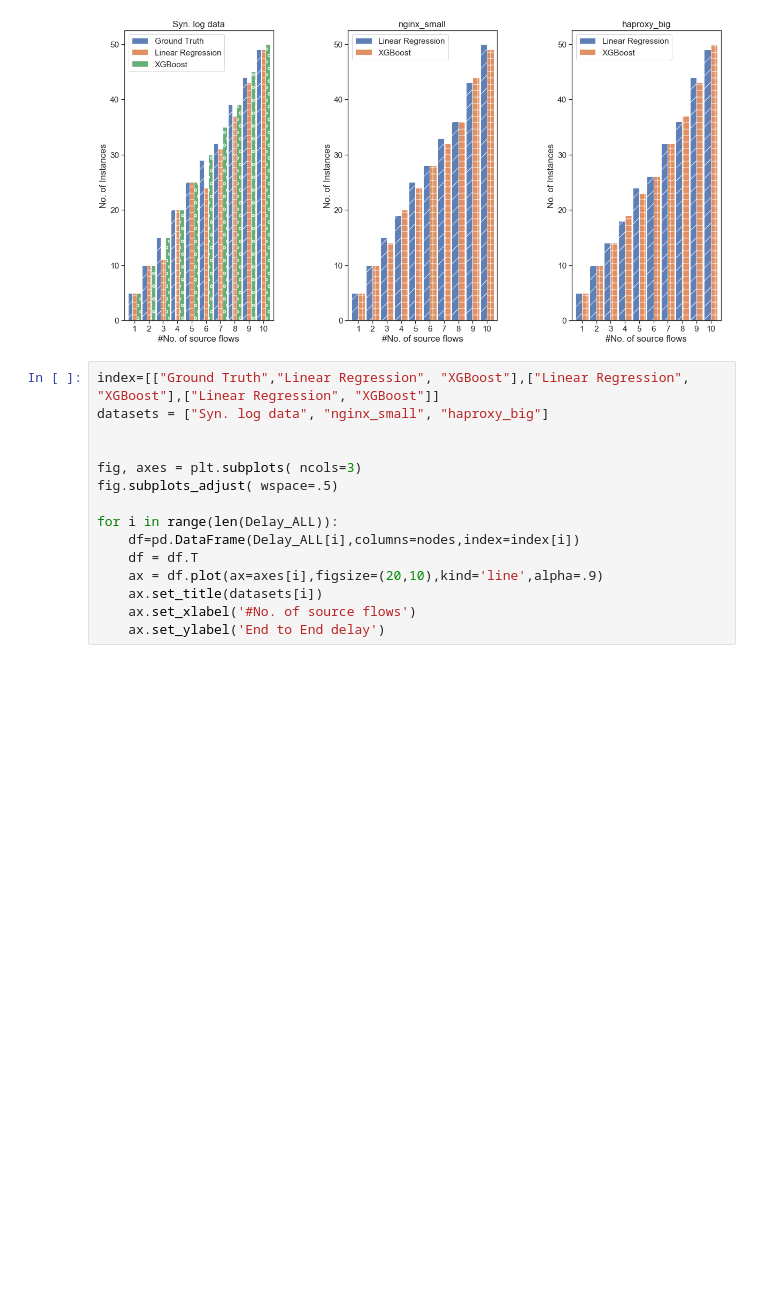
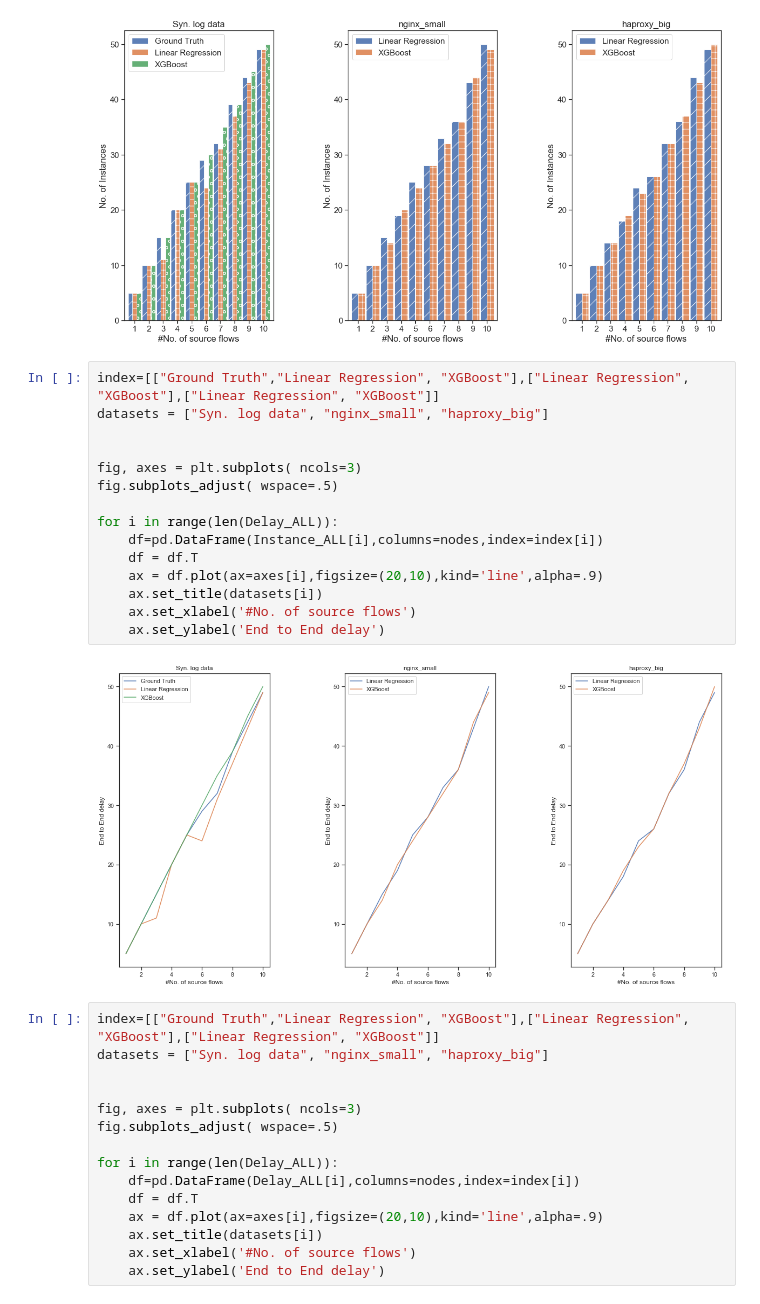
Before and after one commit to PSNAppz/NFV_ML_Dev, a Jupyter notebook: Results/Numerical Analysis.ipynb, the cells around one changed output. Saved outputs shown, nothing was run; the diff lists cells and outputs as text; blank space fills up the shorter version.

```diff
--- a/Results/Numerical Analysis.ipynb
+++ b/Results/Numerical Analysis.ipynb
@@ -345,6 +345,23 @@ for i in range(len(Instance_ALL)):
 #ax.legend(loc='center right', bbox_to_anchor=(.9,1), ncol=1)
 # %% [output]
 [figure]
+# %%
+index=[["Ground Truth","Linear Regression", "XGBoost"],["Linear Regression", "XGBoost"],["Linear Regression", "XGBoost"]]
+datasets = ["Syn. log data", "nginx_small", "haproxy_big"]
+
+
+fig, axes = plt.subplots( ncols=3)
+fig.subplots_adjust( wspace=.5)
+
+for i in range(len(Delay_ALL)):
+    df=pd.DataFrame(Instance_ALL[i],columns=nodes,index=index[i])
+    df = df.T
+    ax = df.plot(ax=axes[i],figsize=(20,10),kind='line',alpha=.9)
+    ax.set_title(datasets[i])
+    ax.set_xlabel('#No. of source flows')
+    ax.set_ylabel('End to End delay')
+# %% [output]
+[figure, added]
 # %%
 index=[["Ground Truth","Linear Regression", "XGBoost"],["Linear Regression", "XGBoost"],["Linear Regression", "XGBoost"]]
 datasets = ["Syn. log data", "nginx_small", "haproxy_big"]
```
Also changed, not shown: 6 other files.
